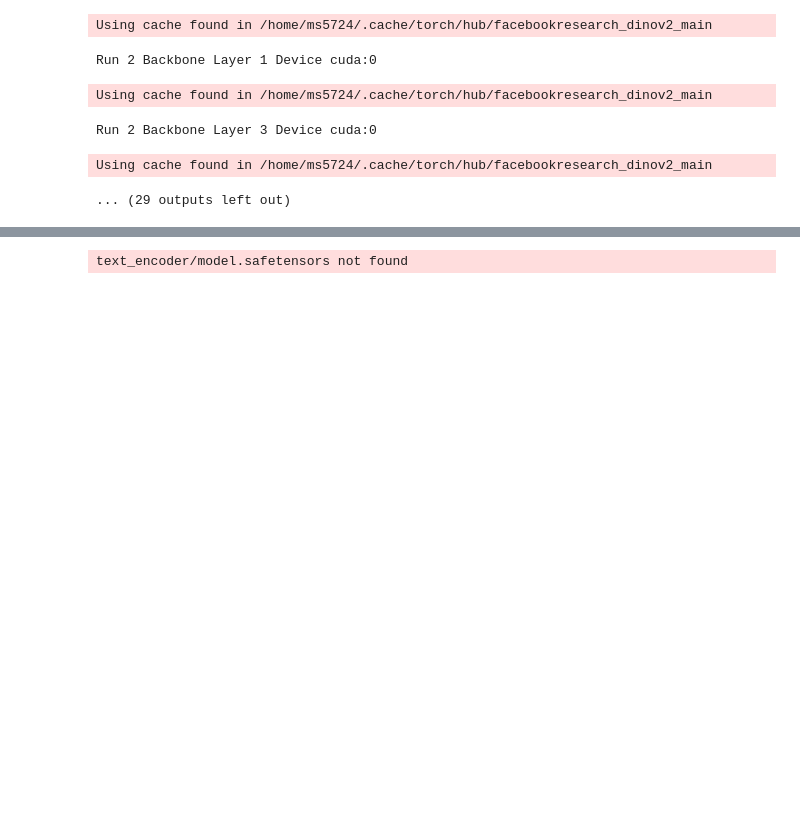
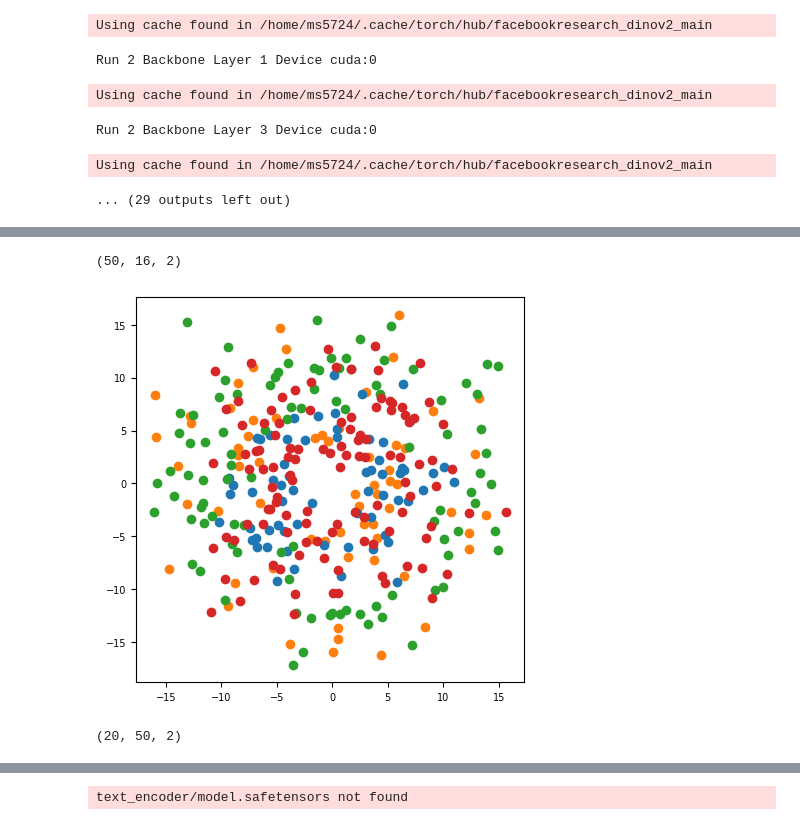
Before and after one commit to sunminni1031/transformer_brain_encoder, a Jupyter notebook: brain_guided_image_generation.ipynb, the cells around one changed output, grey strips where cells are left out. Drawn from its saved outputs; the diff is of its cells as text; code cells hidden in the pictures; blank space fills up the shorter version.

```diff
--- a/brain_guided_image_generation.ipynb
+++ b/brain_guided_image_generation.ipynb
@@ -78,0 +188,40 @@ Using cache found in /home/ms5724/.cache/torch/hub/facebookresearch_dinov2_main
+# %%
+from sklearn.manifold import TSNE, MDS
+embedding = MDS(n_components=2)
+q_linear_2d = embedding.fit_transform(q_linear_list[0].reshape(50*16, 48))
+q_linear_2d = q_linear_2d.reshape((50, 16, 2))
+print(q_linear_2d.shape)
+
+fig, ax = plt.subplots(1, 1, figsize=(5, 5))
+for i_roi in range(24):
+    roi_name = model.lh_roi_names[i_roi]
+    for side in range(2):
+        roi_mask = [model.lh_challenge_rois, model.rh_challenge_rois][side][i_roi]
+        if roi_mask.sum() == 0:
+            continue
+        i_query = 25 * side + i_roi
+        cur_q_linear = q_linear_2d[i_query]
+        if roi_name not in roi_name_list:
+            continue
+        if roi_name in ['OFA', 'FFA-1', 'FFA-2', 'mTL-faces', 'aTL-faces']:
+            color = 'C0'
+        elif roi_name in ['EBA', 'FBA-1', 'FBA-2', 'mTL-bodies']:
+            color = 'C1'
+        elif roi_name in ['OPA', 'PPA', 'RSC']:
+            color = 'C2'
+        elif roi_name in ['OWFA', 'VWFA-1', 'VWFA-2', 'mfs-words', 'mTL-words']:
+            color = 'C3'
+        else:
+            continue
+        ax.scatter(cur_q_linear[:, 0], cur_q_linear[:, 1], color=color)
+# %% [output]
+(50, 16, 2)
+[figure, added]
+# %%
+nd = 2
+embedding = MDS(n_components=nd)
+q_linear_2d = embedding.fit_transform(q_linear_list.reshape(20 * 50, 768))
+q_linear_2d = q_linear_2d.reshape((20, 50, nd))
+print(q_linear_2d.shape)
+# %% [output]
+(20, 50, 2)
```
Also changed, not shown: parts of 12 cells of this notebook, 1 other file.
